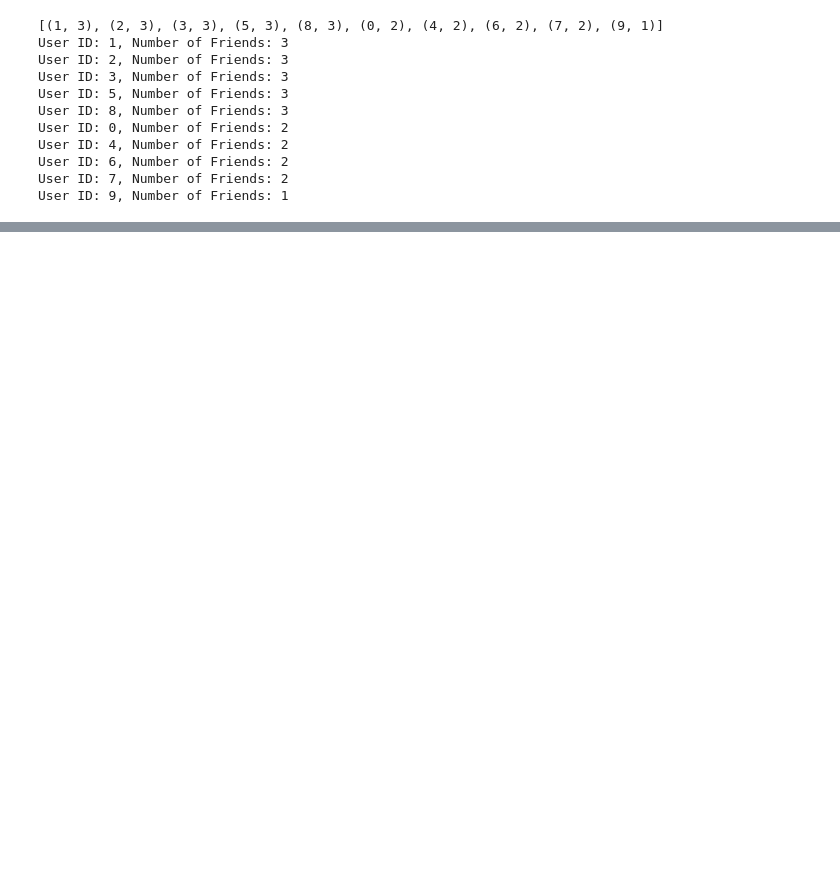
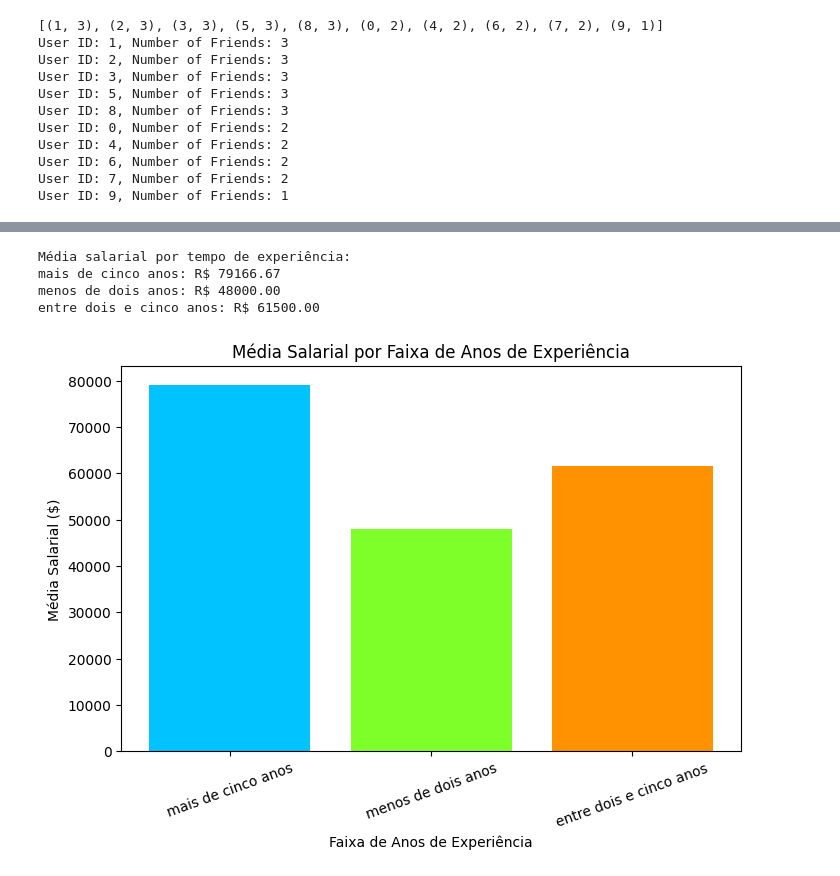
Before and after one commit to BakMarino/Dados, a Jupyter notebook: datascienceconectorchave.ipynb, the cells around one changed output, grey strips where cells are left out. Cells and saved outputs as stored; diff of their text form; code cells hidden in the pictures; blank space fills up the shorter version.

```diff
--- a/datascienceconectorchave.ipynb
+++ b/datascienceconectorchave.ipynb
@@ -92,0 +188,50 @@ plt.show()
+# %%
+salary_by_tenure = defaultdict(list)
+
+for salary, tenure in salaries_and_tenures:
+  salary_by_tenure[tenure].append(salary)
+
+  average_salary_by_tenure = {
+      tenure: sum(salaries) / len(salaries)
+      for tenure, salaries in salary_by_tenure.items()
+  }
+# %%
+def tenure_bucket(tenure):
+  if tenure < 2:
+        return "menos de dois anos"
+  elif tenure < 5:
+        return "entre dois e cinco anos"
+  else:
+        return "mais de cinco anos"
+# %%
+salary_by_tenure_bucket = defaultdict(list)
+
+for salary, tenure in salaries_and_tenures:
+  bucket = tenure_bucket(tenure)
+  salary_by_tenure_bucket[bucket].append(salary)
+
+average_salary_by_bucket = {
+    tenure_bucket: sum(salaries) / len(salaries)
+    for tenure_bucket, salaries in salary_by_tenure_bucket.items()
+}
+
+print("Média salarial por tempo de experiência:")
+for faixa_experiencia, media_salarial in average_salary_by_bucket.items():
+    print(f"{faixa_experiencia}: R$ {media_salarial:.2f}")
+# %% [output]
+Média salarial por tempo de experiência:
+mais de cinco anos: R$ 79166.67
+menos de dois anos: R$ 48000.00
+entre dois e cinco anos: R$ 61500.00
+# %%
+plt.figure(figsize=(8, 5))
+plt.bar(average_salary_by_bucket.keys(), average_salary_by_bucket.values(), color=['#00c3ff', '#7EFF2A', '#FF9200'])
+
+plt.xlabel('Faixa de Anos de Experiência')
+plt.ylabel('Média Salarial ($)')
+plt.title('Média Salarial por Faixa de Anos de Experiência')
+plt.xticks(rotation=20)
+
+plt.show()
+# %% [output]
+[figure, added]
```
Also changed, not shown: parts of 12 cells of this notebook.
